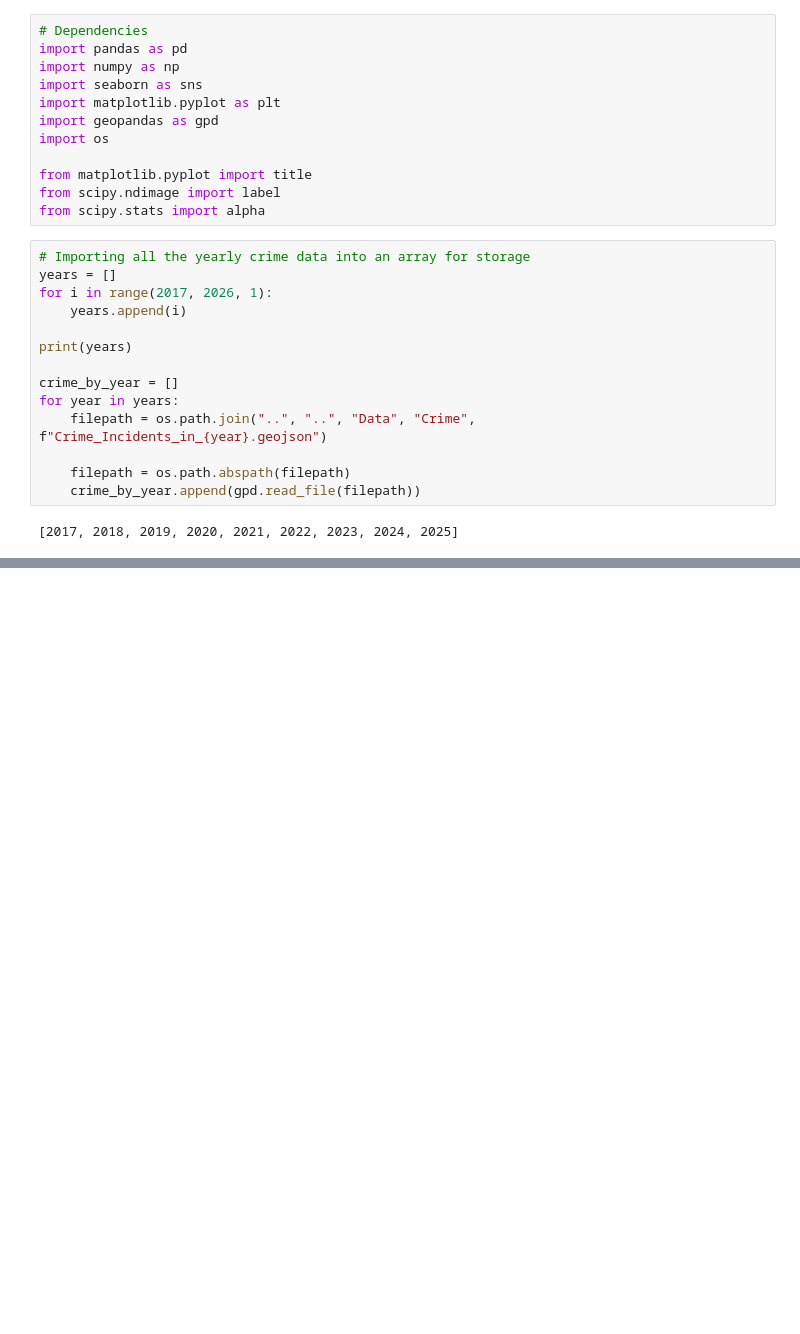
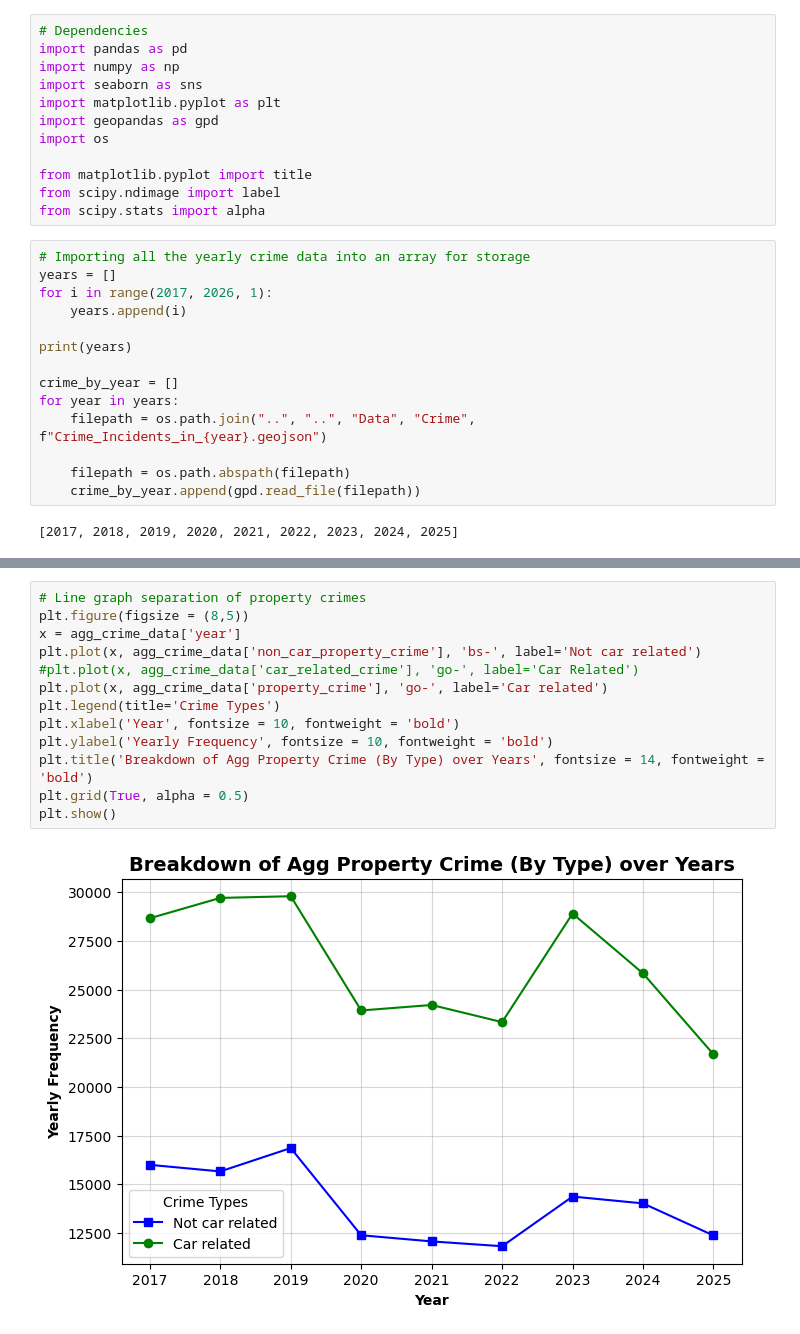
Before and after one commit to iansargent/DC-Metro-Crime, a Jupyter notebook: Scripts/Analysis/time_crime.ipynb, the cells around one changed output, grey strips where cells are left out. Drawn from its saved outputs; the diff is of its cells as text; blank space fills up the shorter version.

```diff
--- a/Scripts/Analysis/time_crime.ipynb
+++ b/Scripts/Analysis/time_crime.ipynb
@@ -93,0 +98,15 @@ plt.show()
+# %%
+# Line graph separation of property crimes
+plt.figure(figsize = (8,5))
+x = agg_crime_data['year']
+plt.plot(x, agg_crime_data['non_car_property_crime'], 'bs-', label='Not car related')
+#plt.plot(x, agg_crime_data['car_related_crime'], 'go-', label='Car Related')
+plt.plot(x, agg_crime_data['property_crime'], 'go-', label='Car related')
+plt.legend(title='Crime Types')
+plt.xlabel('Year', fontsize = 10, fontweight = 'bold')
+plt.ylabel('Yearly Frequency', fontsize = 10, fontweight = 'bold')
+plt.title('Breakdown of Agg Property Crime (By Type) over Years', fontsize = 14, fontweight = 'bold')
+plt.grid(True, alpha = 0.5)
+plt.show()
+# %% [output]
+[figure, added]
```
Also changed, not shown: parts of 5 cells of this notebook.
